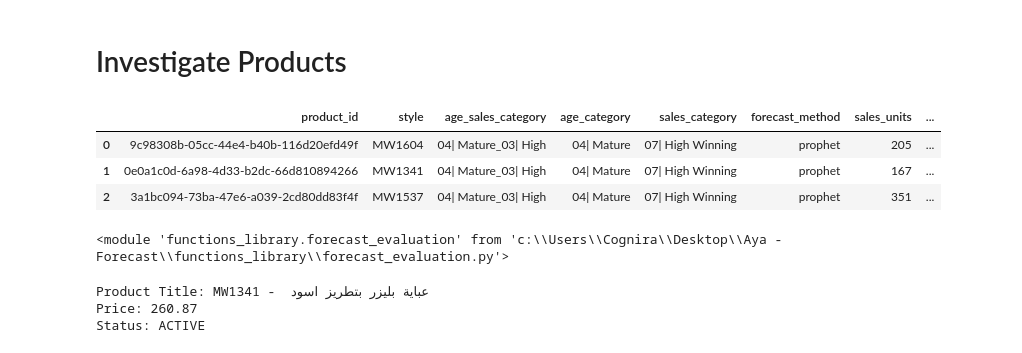
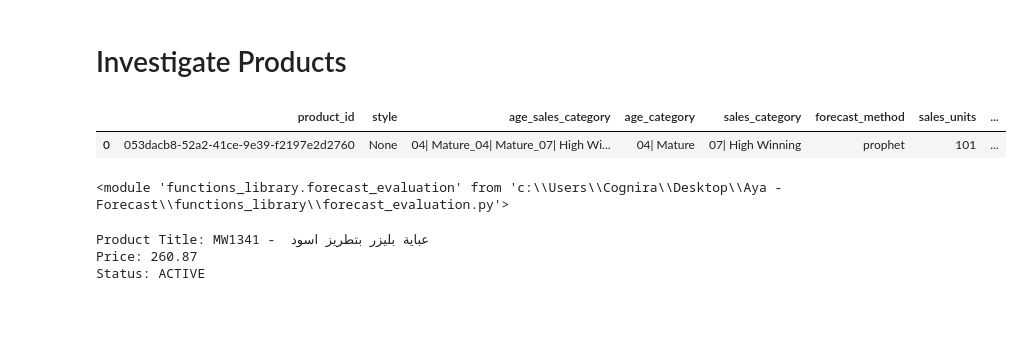
Before and after one commit to ameljenniwork-maker/Aya---Forecast-Engine, a Jupyter notebook: evaluate_forecast.ipynb, the cells around one changed output. Saved outputs shown, nothing was run; the diff lists cells and outputs as text; code cells hidden in the pictures; blank space fills up the shorter version.

```diff
--- a/evaluate_forecast.ipynb
+++ b/evaluate_forecast.ipynb
@@ -197,17 +189,15 @@ ED.plot_accuracy_distribution(evaluation_data_category, method=METHOD).show()
 # Investigate Products
 # %%
 SELECTED_BIAS_BIN = "22| > +50"
-LIMIT = 30
+LIMIT = 10
 # %%
 (evaluation_data_category
     .where(F.col("sales_category") == SELECTED_SALES_BIN)
-    # .where(F.col("bias_bin").rlike(SELECTED_BIAS_BIN))
+    .where(F.col("bias_bin").rlike(SELECTED_BIAS_BIN))
     .orderBy(F.desc("error")).limit(LIMIT).toPandas())
 # %% [output]
 |  | product_id | style | age_sales_category | age_category | sales_category | forecast_method | sales_units | ... |
-| 0 | 9c98308b-05cc-44e4-b40b-116d20efd49f | MW1604 | 04| Mature_03| High | 04| Mature | 07| High Winning | prophet | 205 | ... |
-| 1 | 0e0a1c0d-6a98-4d33-b2dc-66d810894266 | MW1341 | 04| Mature_03| High | 04| Mature | 07| High Winning | prophet | 167 | ... |
-| 2 | 3a1bc094-73ba-47e6-a039-2cd80dd83f4f | MW1537 | 04| Mature_03| High | 04| Mature | 07| High Winning | prophet | 351 | ... |
+| 0 | 053dacb8-52a2-41ce-9e39-f2197e2d2760 | None | 04| Mature_04| Mature_07| High Wi... | 04| Mature | 07| High Winning | prophet | 101 | ... |
 # %%
 reload(ED)
 # %% [output]
```
Also changed, not shown: parts of 11 cells of this notebook, 2 other files.
